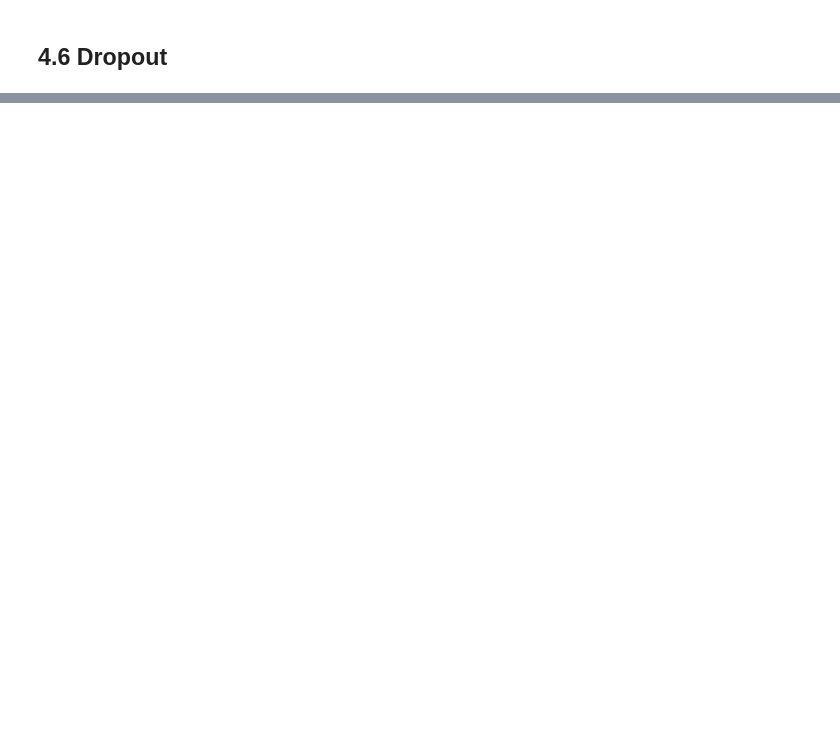
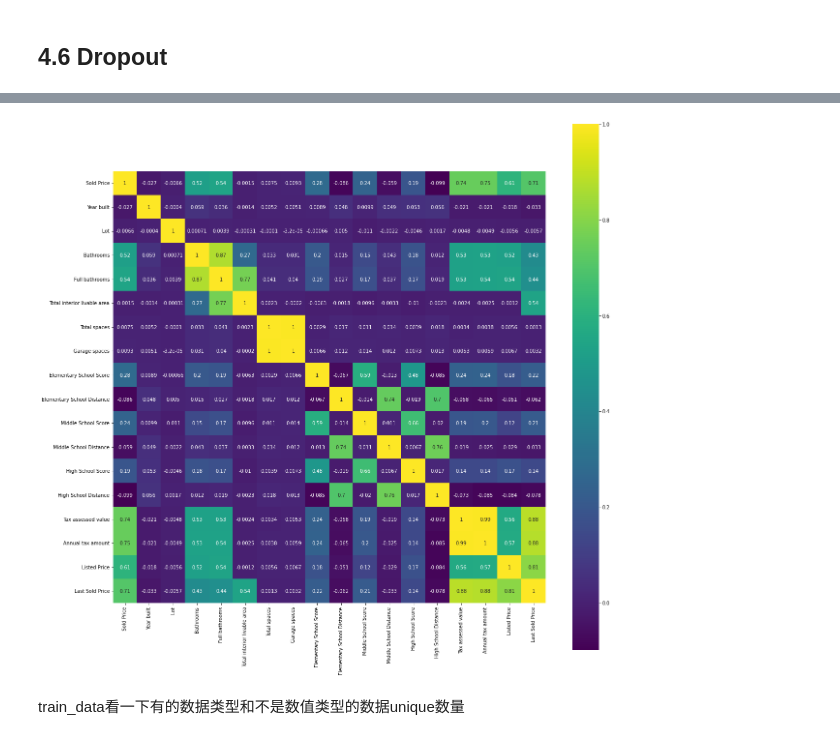
Before and after one commit to 2714830587-xh/CLRS-GG, a Jupyter notebook: Dive_to.ipynb, the cells around one changed output, grey strips where cells are left out. Saved outputs shown, nothing was run; the diff lists cells and outputs as text; code cells hidden in the pictures; blank space fills up the shorter version.

```diff
--- a/Dive_to.ipynb
+++ b/Dive_to.ipynb
@@ -1039,0 +2655,11 @@ d2l.train_ch3(net,train_iter,test_iter,loss,num_epochs,trainer)
+# %%
+import seaborn as sns
+colormap = plt.cm.viridis
+plt.figure(figsize = (20,20))
+sns.heatmap(train_copy.drop(['Id','Zip'],axis=1).corr(), square = True, cmap = colormap,
+            linecolor = 'white', annot = True)
+plt.show()
+# %% [output]
+[figure, added]
+# %% [markdown]
+train_data看一下有的数据类型和不是数值类型的数据unique数量
```
Also changed, not shown: parts of 22 cells of this notebook.
